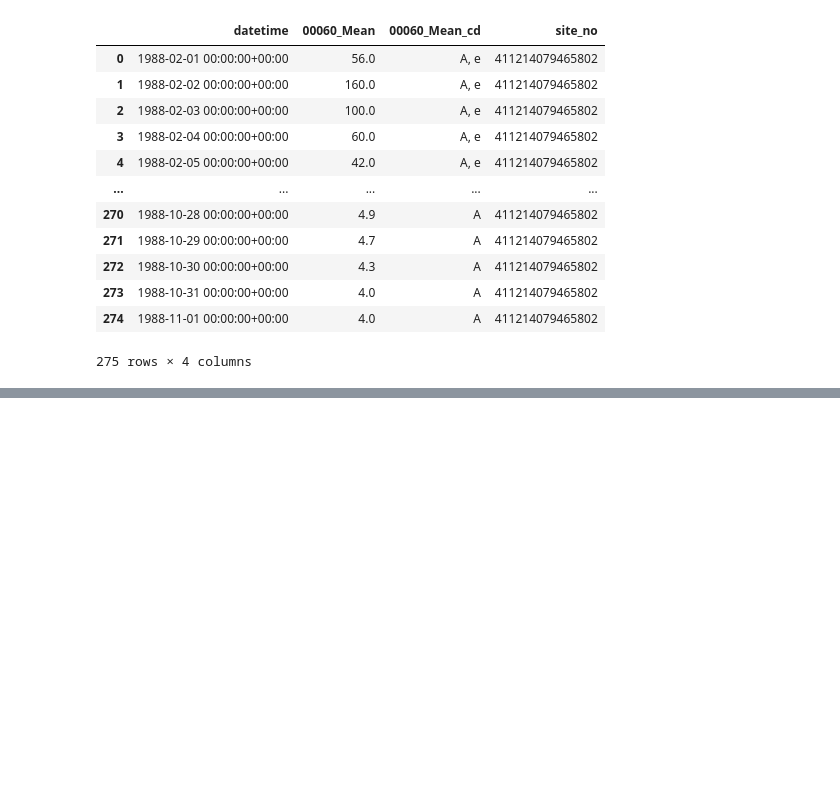
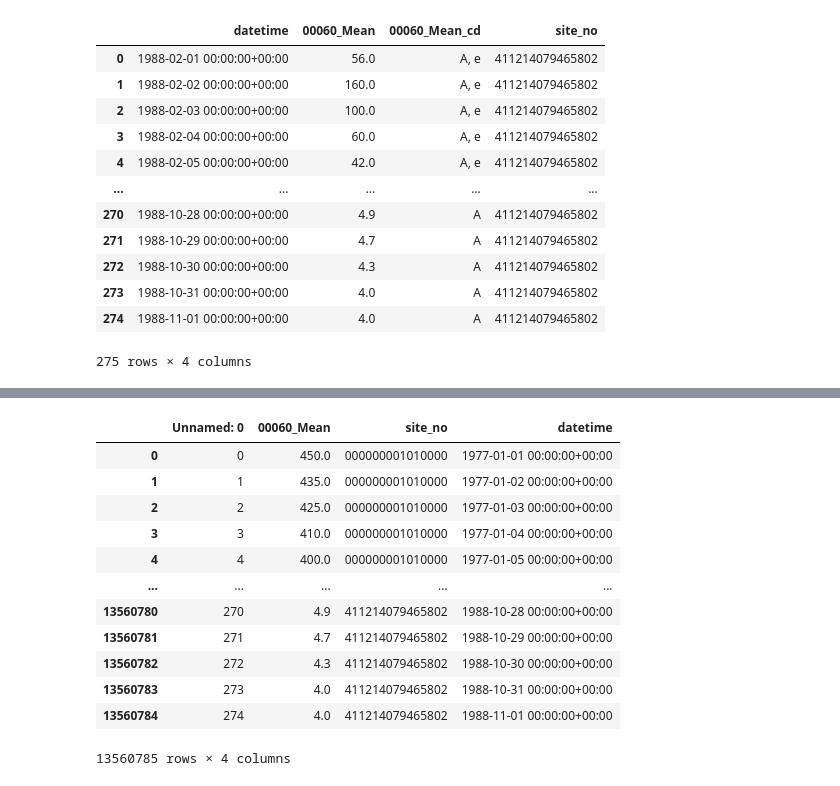
Before and after one commit to Hydro-Umass/FoAF, a Jupyter notebook: guage_data.ipynb, the cells around one changed output, grey strips where cells are left out. Saved outputs shown, nothing was run; the diff lists cells and outputs as text; code cells hidden in the pictures; blank space fills up the shorter version.

```diff
--- a/guage_data.ipynb
+++ b/guage_data.ipynb
@@ -122,15 +28,0 @@ firstsites
-# %%
-start_date = '1977-01-01'
-end_date = '2006-12-31'
-paramcode = '00060'
-
-chunk_size = 10
-
-data_list = []
-
-for i in range(0, len(firstsites), chunk_size):
-    chunk = firstsites[i:i + chunk_size]
-
-    for site_no in chunk:
-        data = nwis.get_record(site=site_no, parameterCd=paramcode, service='dv', start=start_date, end=end_date)
-        data_list.append(data)
@@ -722,0 +666,16 @@ https://help.waterdata.usgs.gov/stat_code - this has the statistic code descript
+# %%
+data
+# %% [output]
+|  | Unnamed: 0 | 00060_Mean | site_no | datetime |
+| 0 | 0 | 450.0 | 000000001010000 | 1977-01-01 00:00:00+00:00 |
+| 1 | 1 | 435.0 | 000000001010000 | 1977-01-02 00:00:00+00:00 |
+| 2 | 2 | 425.0 | 000000001010000 | 1977-01-03 00:00:00+00:00 |
+| 3 | 3 | 410.0 | 000000001010000 | 1977-01-04 00:00:00+00:00 |
+| 4 | 4 | 400.0 | 000000001010000 | 1977-01-05 00:00:00+00:00 |
+| ... | ... | ... | ... | ... |
+| 13560780 | 270 | 4.9 | 411214079465802 | 1988-10-28 00:00:00+00:00 |
+| 13560781 | 271 | 4.7 | 411214079465802 | 1988-10-29 00:00:00+00:00 |
+| 13560782 | 272 | 4.3 | 411214079465802 | 1988-10-30 00:00:00+00:00 |
+| 13560783 | 273 | 4.0 | 411214079465802 | 1988-10-31 00:00:00+00:00 |
+| 13560784 | 274 | 4.0 | 411214079465802 | 1988-11-01 00:00:00+00:00 |
+13560785 rows × 4 columns
```
Also changed, not shown: parts of 47 cells of this notebook, 1 other file.
